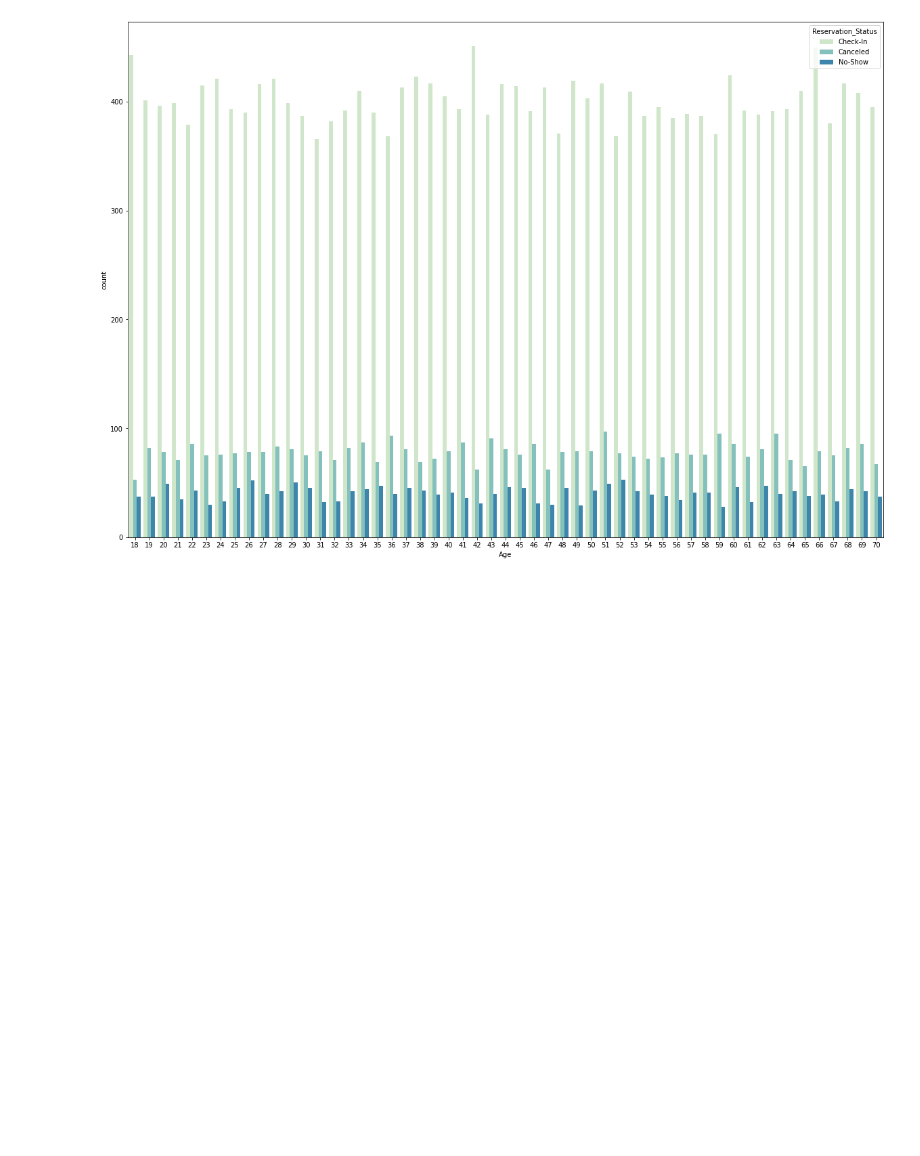
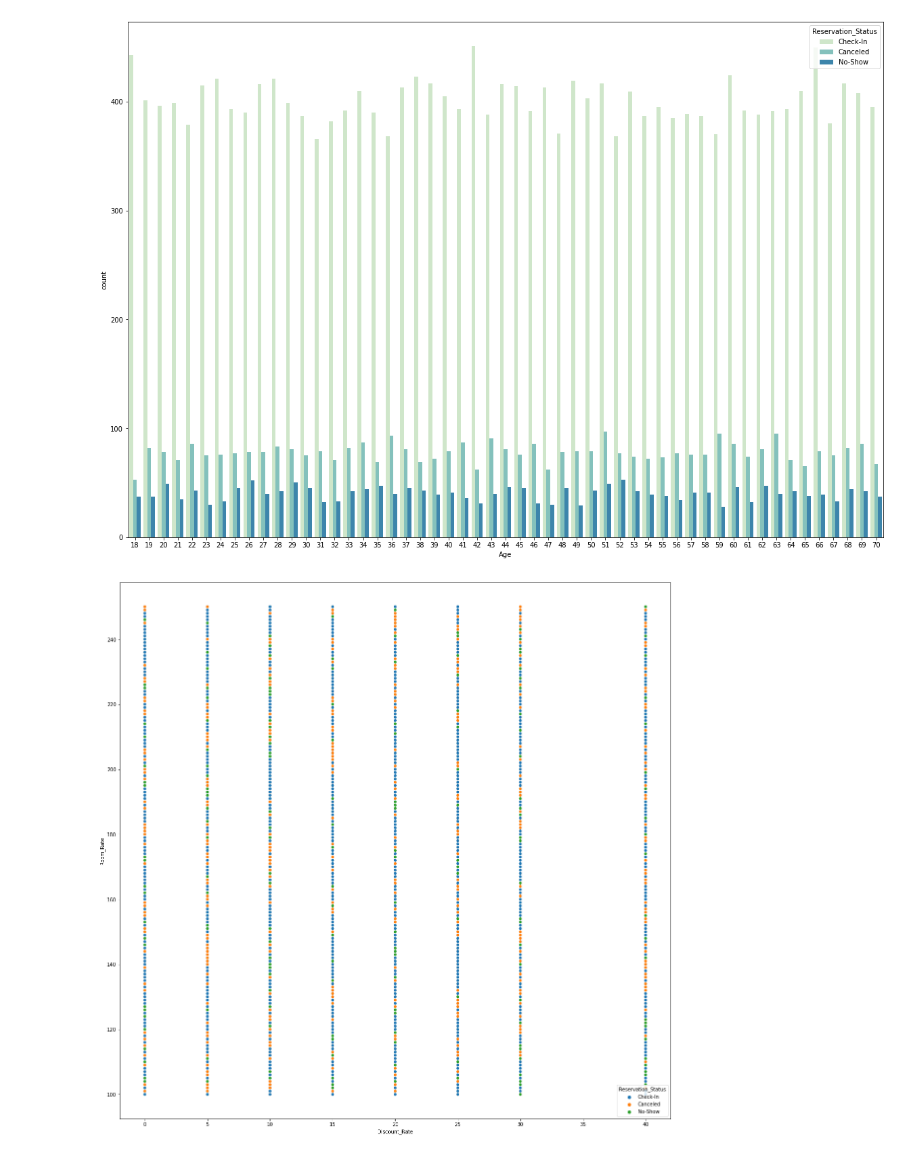
Before and after one commit to rooncal/Data-Science, a Jupyter notebook: Hotel_Reservation.ipynb, the cells around one changed output. Saved outputs shown, nothing was run; the diff lists cells and outputs as text; code cells hidden in the pictures; blank space fills up the shorter version.

```diff
--- a/Hotel_Reservation.ipynb
+++ b/Hotel_Reservation.ipynb
@@ -13,5 +15,6 @@ Understanding the dataset
 # %%
-df = pd.read_csv('Hotel-A-train.csv')
+
+df = pd.read_csv(f'{HOTEL_DATA}/Hotel-A-train.csv')
 # %%
 df.head(3)
 # %% [output]
@@ -85,3 +89,9 @@ sns.countplot(x='Age',data = df, hue = 'Reservation_Status',palette='GnBu')
 plt.show()
 # %% [output]
 [figure]
+# %%
+plt.figure(figsize=(20,20))
+sns.scatterplot(x='Discount_Rate',y='Room_Rate',data=df, hue='Reservation_Status')
+plt.show()
+# %% [output]
+[figure, added]
```
Also changed, not shown: parts of 21 cells of this notebook.
